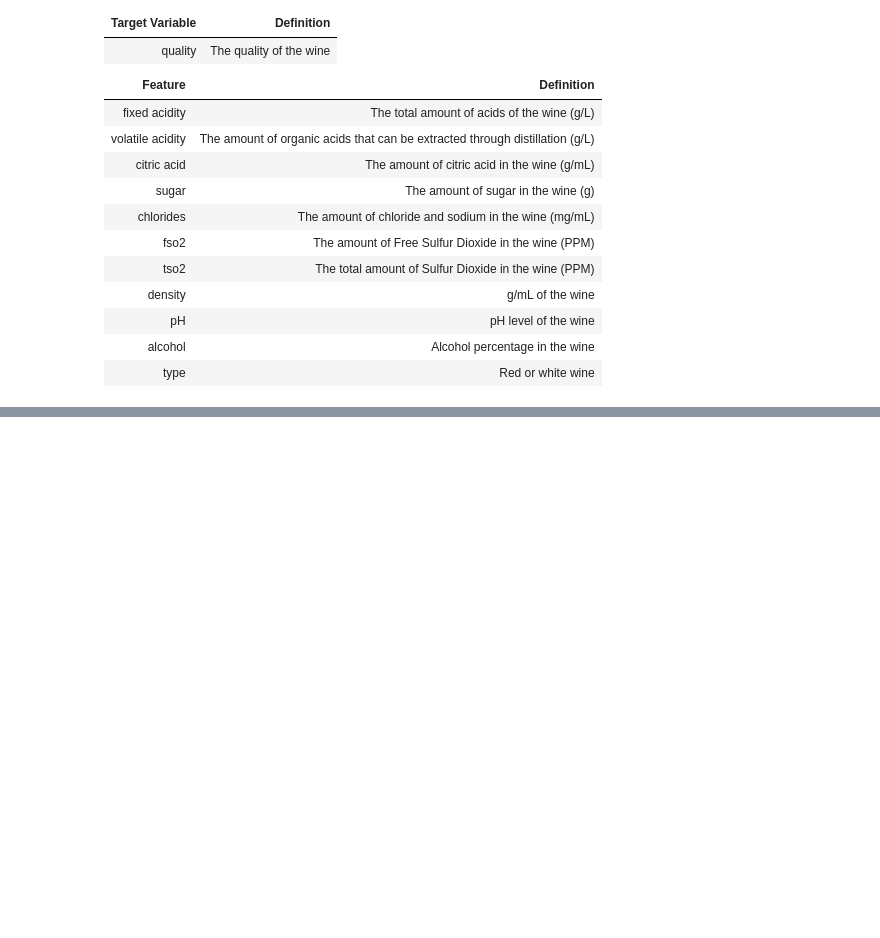
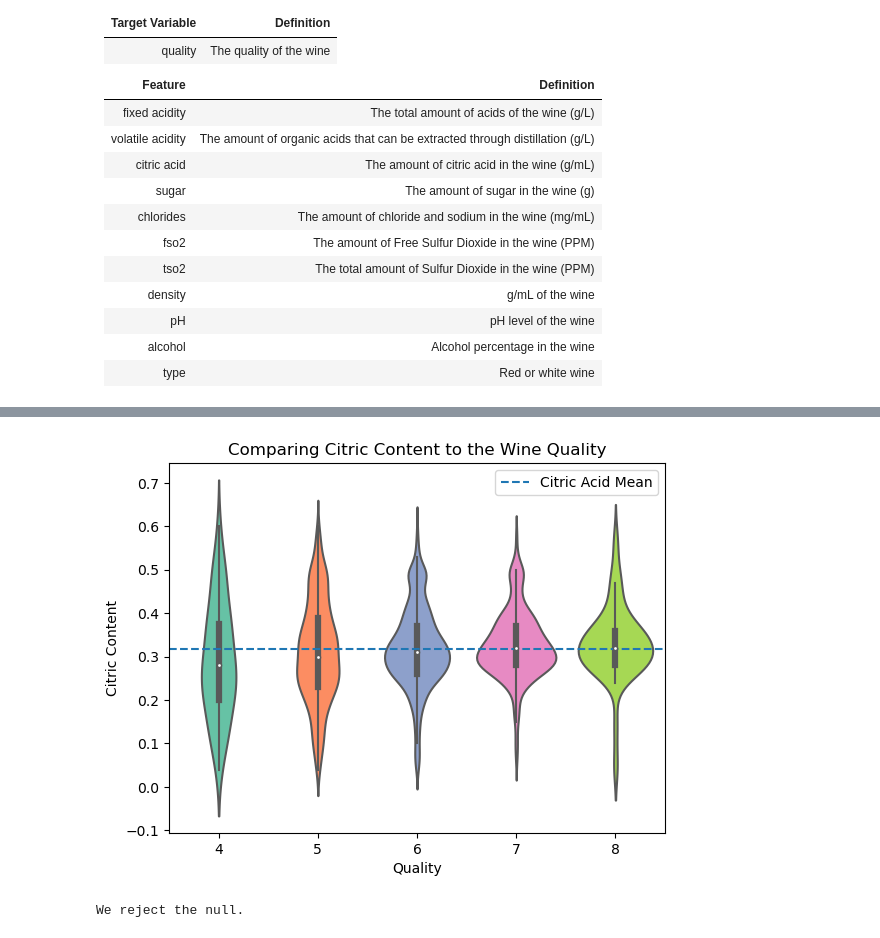
Before and after one commit to Wine-project-noether/Wine_project, a Jupyter notebook: final_report.ipynb, the cells around one changed output, grey strips where cells are left out. Drawn from its saved outputs; the diff is of its cells as text; code cells hidden in the pictures; blank space fills up the shorter version.

```diff
--- a/final_report.ipynb
+++ b/final_report.ipynb
@@ -46,0 +115,10 @@ import functions as f
+# %%
+# visualization of citric acid content compared to quality using a violin plot
+f.citric_plot(train, 'citric')
+# %% [output]
+[figure, added]
+# %%
+# one sample t-test to determine if the citric content is higher in higher quality wines
+f.ttest(train, 'citric','quality',6)
+# %% [output]
+We reject the null.
```
Also changed, not shown: parts of 30 cells of this notebook, 5 other files.
